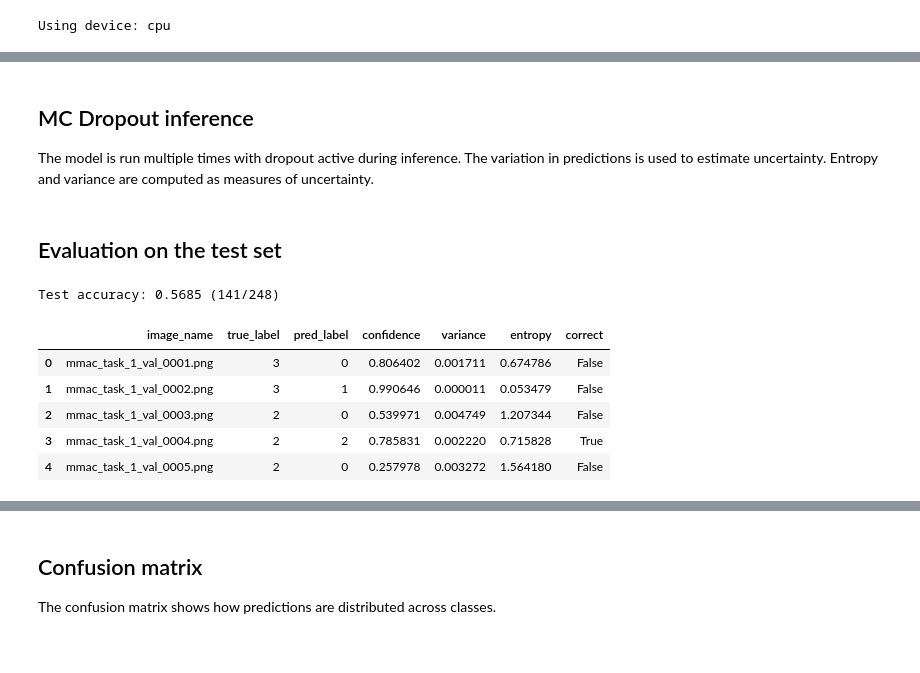
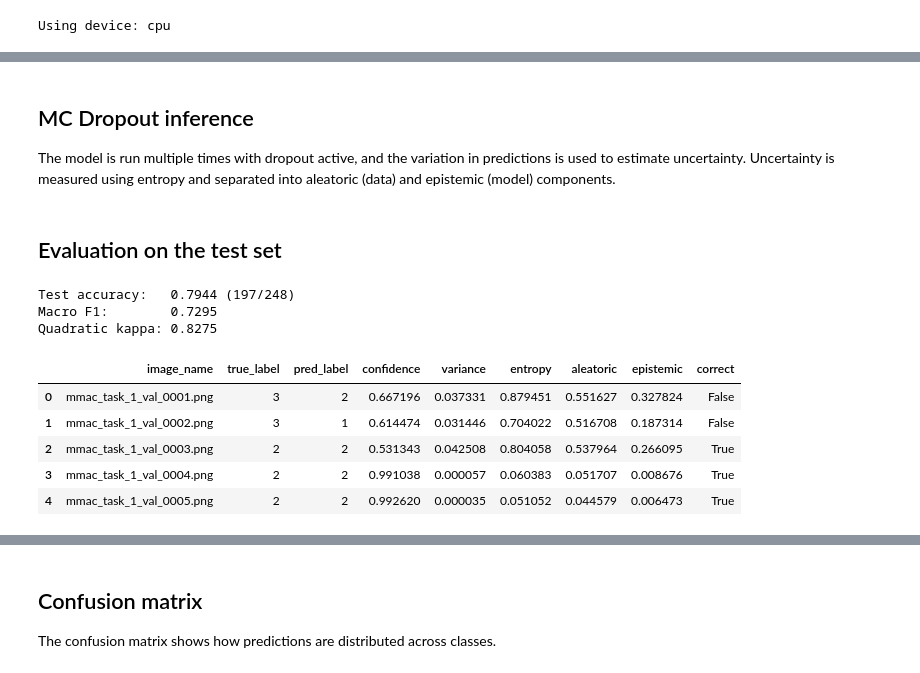
Before and after one commit to thuitema0/MPHY0050, a Jupyter notebook: Task5.ipynb, the cells around one changed output, grey strips where cells are left out. Cells and saved outputs as stored; diff of their text form; code cells hidden in the pictures.

Commit message:
update task5

```diff
--- a/Task5.ipynb
+++ b/Task5.ipynb
@@ -247,12 +294,10 @@ if train_losses:
 # %% [markdown]
 ## MC Dropout inference
-
-The model is run multiple times with dropout active during inference. The variation in predictions is used to estimate uncertainty. Entropy and variance are computed as measures of uncertainty.
+The model is run multiple times with dropout active, and the variation in predictions is used to estimate uncertainty. Uncertainty is measured using entropy and separated into aleatoric (data) and epistemic (model) components.
 # %%
 def mc_dropout_inference(model, images, T=30):
-    """Run multiple forward passes with dropout active to estimate uncertainty.
-    Returns mean prediction, variance, and entropy-based uncertainty measures."""
-    model.train()  # keep dropout active during inference
+    model.eval()
+    enable_dropout(model)
     preds = []
 
     with torch.no_grad():
@@ -261,71 +306,86 @@ def mc_dropout_inference(model, images, T=30):
             probs = torch.softmax(logits, dim=1)
             preds.append(probs)
 
-    preds = torch.stack(preds)
-    mean_pred = preds.mean(dim=0)
+    preds = torch.stack(preds)          # (T, B, C)
+    mean_pred = preds.mean(dim=0)       # (B, C)
 
     # Variance across passes
     variance = preds.var(dim=0).mean(dim=1)
-    # Total uncertainty (entropy)
+    # Total predictive uncertainty (entropy of mean)
     total_entropy = -(mean_pred * torch.log(mean_pred + 1e-8)).sum(dim=1)
-    per_pass_entropy = -(preds * torch.log(preds + 1e-8)).sum(dim=2)
+    # Aleatoric uncertainty (mean of per-pass entropies)
+    per_pass_entropy = -(preds * torch.log(preds + 1e-8)).sum(dim=2)   # (T, B)
+    aleatoric = per_pass_entropy.mean(dim=0)                           # (B,)
+    # Epistemic uncertainty (mutual information = total - aleatoric)
+    epistemic = total_entropy - aleatoric
 
-    return mean_pred, variance, total_entropy
+    return mean_pred, variance, total_entropy, aleatoric, epistemic
 # %% [markdown]
 ## Evaluation on the test set
 # %%
 # For each image, the predicted label, confidence, uncertainty measures, and correctness are stored.
 all_true, all_pred, all_conf = [], [], []
-all_variance = []
-all_entropy = []
-all_correct = []
-all_names = []
+all_variance  = []
+all_entropy   = []
+all_aleatoric = []
+all_epistemic = []
+all_correct   = []
+all_names     = []
+all_probs     = []  # keep full mean-prediction vector for calibration
 
 for batch in tqdm(test_loader, desc="MC Dropout evaluation (T=30)"):
     images = batch["image"].to(device)
     labels = batch["label"].to(device)
     image_names = batch["image_name"]
 
-    mean_pred, variance, entropy = mc_dropout_inference(model, images, T=30)
+    mean_pred, variance, entropy, aleatoric, epistemic = mc_dropout_inference(model, images, T=30)
 
     preds = torch.argmax(mean_pred, dim=1)
     conf = mean_pred.max(dim=1).values
-
-    # Collect raw logits with dropout disabled
-    model.eval()
-    with torch.no_grad():
-        raw_logits = model(images)
-    model.train()
 
     all_true.extend(labels.cpu().numpy())
     all_pred.extend(preds.cpu().numpy())
     all_conf.extend(conf.cpu().numpy())
     all_variance.extend(variance.cpu().numpy())
     all_entropy.extend(entropy.cpu().numpy())
+    all_aleatoric.extend(aleatoric.cpu().numpy())
+    all_epistemic.extend(epistemic.cpu().numpy())
     all_correct.extend((preds == labels).cpu().numpy())
     all_names.extend(image_names)
+    all_probs.append(mean_pred.cpu().numpy())
+
+all_probs = np.concatenate(all_probs, axis=0)
 
 results_df = pd.DataFrame({
     "image_name": all_names,
     "true_label": all_true,
     "pred_label": all_pred,
     "confidence": all_conf,
     "variance": all_variance,
     "entropy": all_entropy,
+    "aleatoric": all_aleatoric,
+    "epistemic": all_epistemic,
     "correct": all_correct,})
 
 accuracy = results_df["correct"].mean()
-print(f"Test accuracy: {accuracy:.4f} ({results_df['correct'].sum()}/{len(results_df)})")
+macro_f1 = f1_score(all_true, all_pred, average='macro', zero_division=0)
+qkappa   = cohen_kappa_score(all_true, all_pred, weights='quadratic')
+
+print(f"Test accuracy:   {accuracy:.4f} ({results_df['correct'].sum()}/{len(results_df)})")
+print(f"Macro F1:        {macro_f1:.4f}")
+print(f"Quadratic kappa: {qkappa:.4f}")
 
 results_df.head()
 # %% [output]
-Test accuracy: 0.5685 (141/248)
+Test accuracy:   0.7944 (197/248)
+Macro F1:        0.7295
+Quadratic kappa: 0.8275
-|  | image_name | true_label | pred_label | confidence | variance | entropy | correct |
-| 0 | mmac_task_1_val_0001.png | 3 | 0 | 0.806402 | 0.001711 | 0.674786 | False |
-| 1 | mmac_task_1_val_0002.png | 3 | 1 | 0.990646 | 0.000011 | 0.053479 | False |
-| 2 | mmac_task_1_val_0003.png | 2 | 0 | 0.539971 | 0.004749 | 1.207344 | False |
-| 3 | mmac_task_1_val_0004.png | 2 | 2 | 0.785831 | 0.002220 | 0.715828 | True |
-| 4 | mmac_task_1_val_0005.png | 2 | 0 | 0.257978 | 0.003272 | 1.564180 | False |
+|  | image_name | true_label | pred_label | confidence | variance | entropy | aleatoric | epistemic | correct |
+| 0 | mmac_task_1_val_0001.png | 3 | 2 | 0.667196 | 0.037331 | 0.879451 | 0.551627 | 0.327824 | False |
+| 1 | mmac_task_1_val_0002.png | 3 | 1 | 0.614474 | 0.031446 | 0.704022 | 0.516708 | 0.187314 | False |
+| 2 | mmac_task_1_val_0003.png | 2 | 2 | 0.531343 | 0.042508 | 0.804058 | 0.537964 | 0.266095 | True |
+| 3 | mmac_task_1_val_0004.png | 2 | 2 | 0.991038 | 0.000057 | 0.060383 | 0.051707 | 0.008676 | True |
+| 4 | mmac_task_1_val_0005.png | 2 | 2 | 0.992620 | 0.000035 | 0.051052 | 0.044579 | 0.006473 | True |
 # %%
 # Mean uncertainty for correct vs incorrect predictions
 correct_df = results_df[results_df["correct"]]
```
Also changed, not shown: parts of 23 cells of this notebook.
